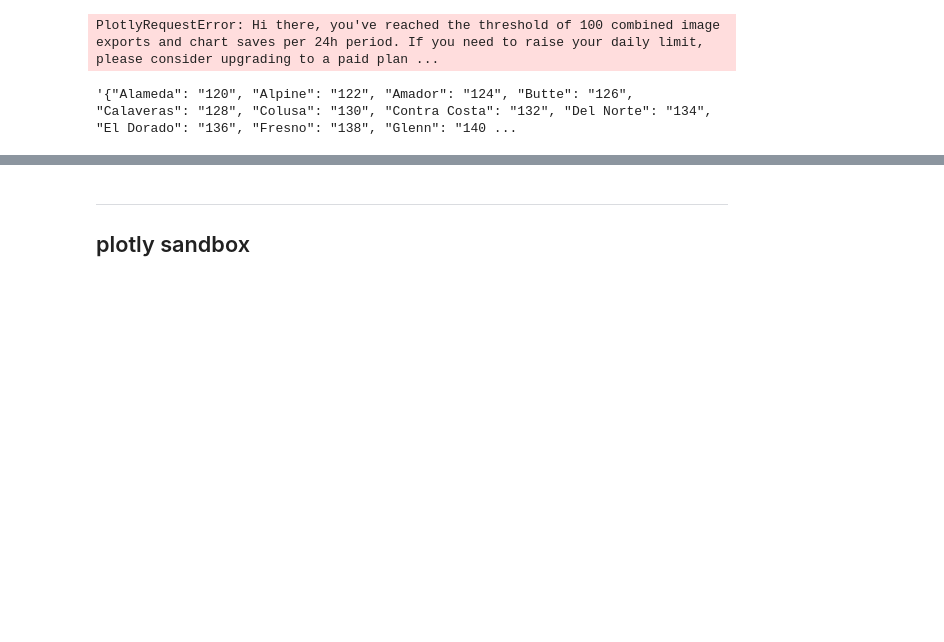
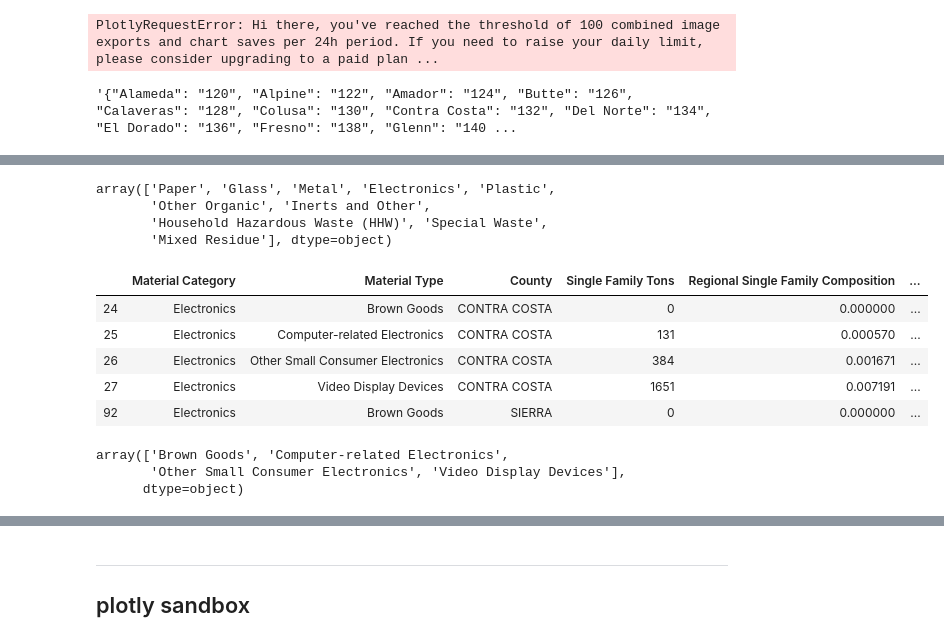
Before and after one commit to matthew-y-dong/ca-waste, a Jupyter notebook: eda/web-page-visualizations.ipynb, the cells around one changed output, grey strips where cells are left out. Cells and saved outputs as stored; diff of their text form; code cells hidden in the pictures; blank space fills up the shorter version.

```diff
--- a/eda/web-page-visualizations.ipynb
+++ b/eda/web-page-visualizations.ipynb
@@ -182,0 +197,23 @@ json.dumps(county_plotly_url_map)
+# %%
+waste_breakdown["Material Category"].unique()
+# %% [output]
+array(['Paper', 'Glass', 'Metal', 'Electronics', 'Plastic',
+       'Other Organic', 'Inerts and Other',
+       'Household Hazardous Waste (HHW)', 'Special Waste',
+       'Mixed Residue'], dtype=object)
+# %%
+e_waste = waste_breakdown[waste_breakdown["Material Category"] == "Electronics"]
+e_waste.head()
+# %% [output]
+|  | Material Category | Material Type | County | Single Family Tons | Regional Single Family Composition | ... |
+| 24 | Electronics | Brown Goods | CONTRA COSTA | 0 | 0.000000 | ... |
+| 25 | Electronics | Computer-related Electronics | CONTRA COSTA | 131 | 0.000570 | ... |
+| 26 | Electronics | Other Small Consumer Electronics | CONTRA COSTA | 384 | 0.001671 | ... |
+| 27 | Electronics | Video Display Devices | CONTRA COSTA | 1651 | 0.007191 | ... |
+| 92 | Electronics | Brown Goods | SIERRA | 0 | 0.000000 | ... |
+# %%
+e_waste["Material Type"].unique()
+# %% [output]
+array(['Brown Goods', 'Computer-related Electronics',
+       'Other Small Consumer Electronics', 'Video Display Devices'],
+      dtype=object)
```
Also changed, not shown: parts of 6 cells of this notebook, 1 other file.
